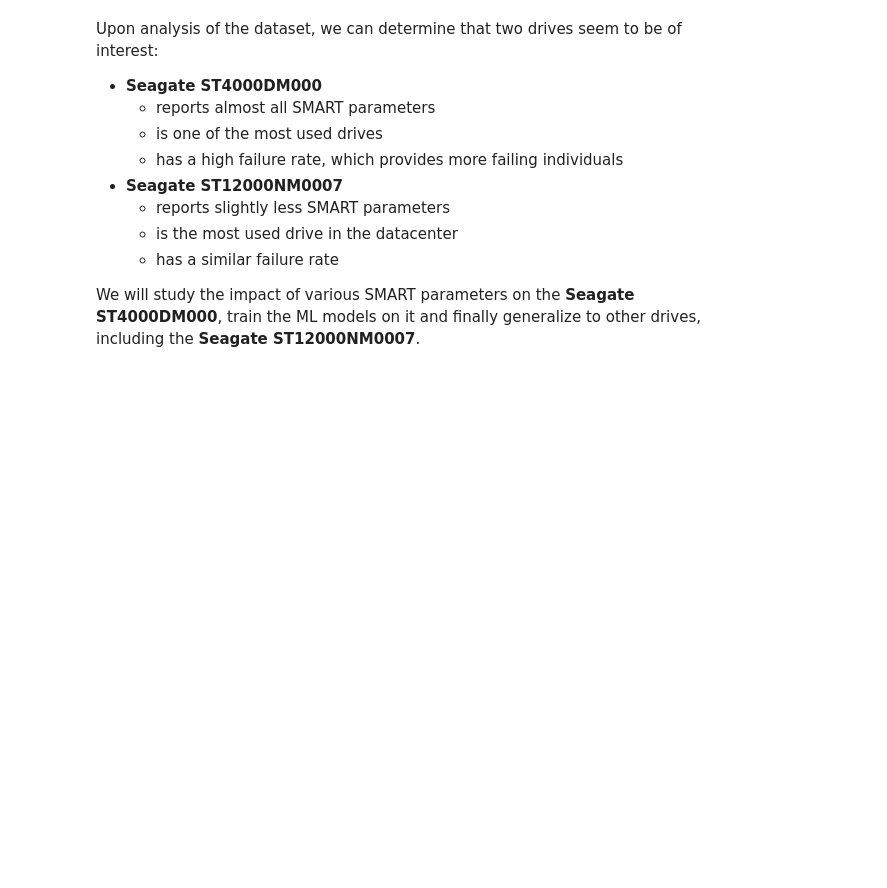
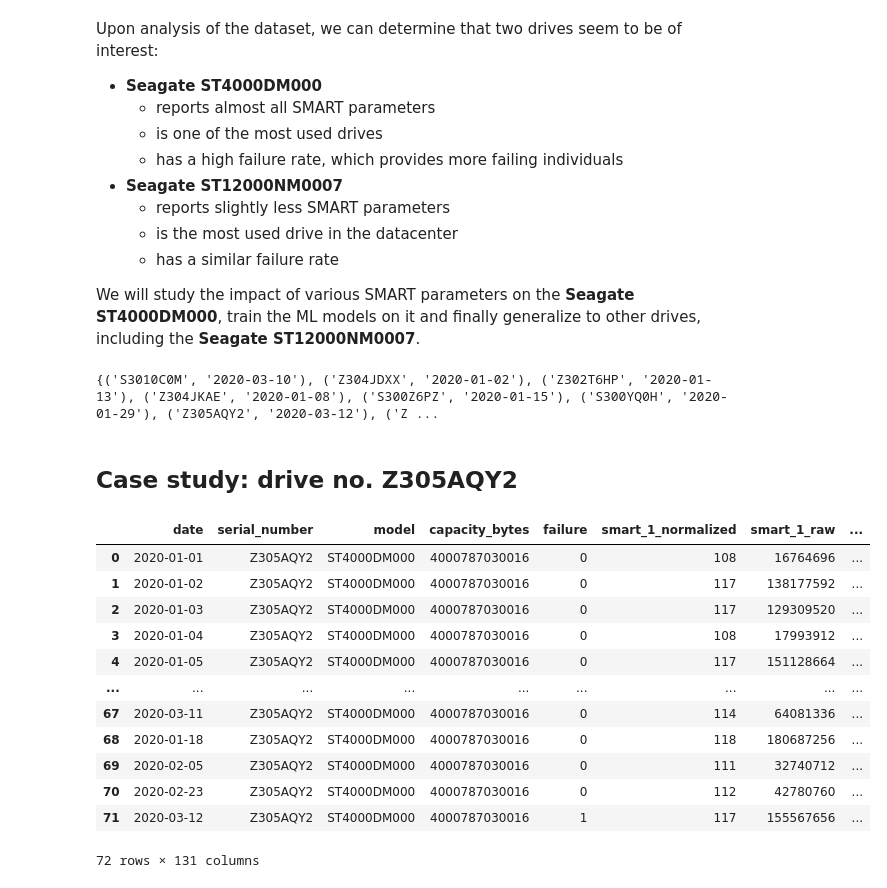
Before and after one commit to SamyDjemai/HardDriveFailurePrediction, a Jupyter notebook: analysis.ipynb, the cells around one changed output. Cells and saved outputs as stored; diff of their text form; code cells hidden in the pictures; blank space fills up the shorter version.

```diff
--- a/analysis.ipynb
+++ b/analysis.ipynb
@@ -219,3 +221,22 @@ Upon analysis of the dataset, we can determine that two drives seem to be of int
     - has a similar failure rate
 
 We will study the impact of various SMART parameters on the **Seagate ST4000DM000**, train the ML models on it and finally generalize to other drives, including the **Seagate ST12000NM0007**.
+# %%
+failed_st4000dm000_drives = set()
+
+for filename in os.listdir("data/Q1_2020"):
+    with open(f"data/Q1_2020/{filename}") as f:
+        for line in f:
+            line = line.rstrip()
+            split_line = line.split(",")
+            fail = split_line[4]
+            if fail == "1" and split_line[2] == "ST4000DM000":
+                failed_st4000dm000_drives.add(
+                    (split_line[1], filename.replace(".csv", ""))
+                )
+
+print(failed_st4000dm000_drives)
+# %% [output]
+{('S3010C0M', '2020-03-10'), ('Z304JDXX', '2020-01-02'), ('Z302T6HP', '2020-01-13'), ('Z304JKAE', '2020-01-08'), ('S300Z6PZ', '2020-01-15'), ('S300YQ0H', '2020-01-29'), ('Z305AQY2', '2020-03-12'), ('Z ...
+# %% [markdown]
+## Case study: drive no. Z305AQY2
@@ -221,0 +261,16 @@ We will study the impact of various SMART parameters on the **Seagate ST4000DM00
+# %%
+case_df
+# %% [output]
+|  | date | serial_number | model | capacity_bytes | failure | smart_1_normalized | smart_1_raw | ... |
+| 0 | 2020-01-01 | Z305AQY2 | ST4000DM000 | 4000787030016 | 0 | 108 | 16764696 | ... |
+| 1 | 2020-01-02 | Z305AQY2 | ST4000DM000 | 4000787030016 | 0 | 117 | 138177592 | ... |
+| 2 | 2020-01-03 | Z305AQY2 | ST4000DM000 | 4000787030016 | 0 | 117 | 129309520 | ... |
+| 3 | 2020-01-04 | Z305AQY2 | ST4000DM000 | 4000787030016 | 0 | 108 | 17993912 | ... |
+| 4 | 2020-01-05 | Z305AQY2 | ST4000DM000 | 4000787030016 | 0 | 117 | 151128664 | ... |
+| ... | ... | ... | ... | ... | ... | ... | ... | ... |
+| 67 | 2020-03-11 | Z305AQY2 | ST4000DM000 | 4000787030016 | 0 | 114 | 64081336 | ... |
+| 68 | 2020-01-18 | Z305AQY2 | ST4000DM000 | 4000787030016 | 0 | 118 | 180687256 | ... |
+| 69 | 2020-02-05 | Z305AQY2 | ST4000DM000 | 4000787030016 | 0 | 111 | 32740712 | ... |
+| 70 | 2020-02-23 | Z305AQY2 | ST4000DM000 | 4000787030016 | 0 | 112 | 42780760 | ... |
+| 71 | 2020-03-12 | Z305AQY2 | ST4000DM000 | 4000787030016 | 1 | 117 | 155567656 | ... |
+72 rows × 131 columns
```
Also changed, not shown: parts of 4 cells of this notebook, 1 other file.
